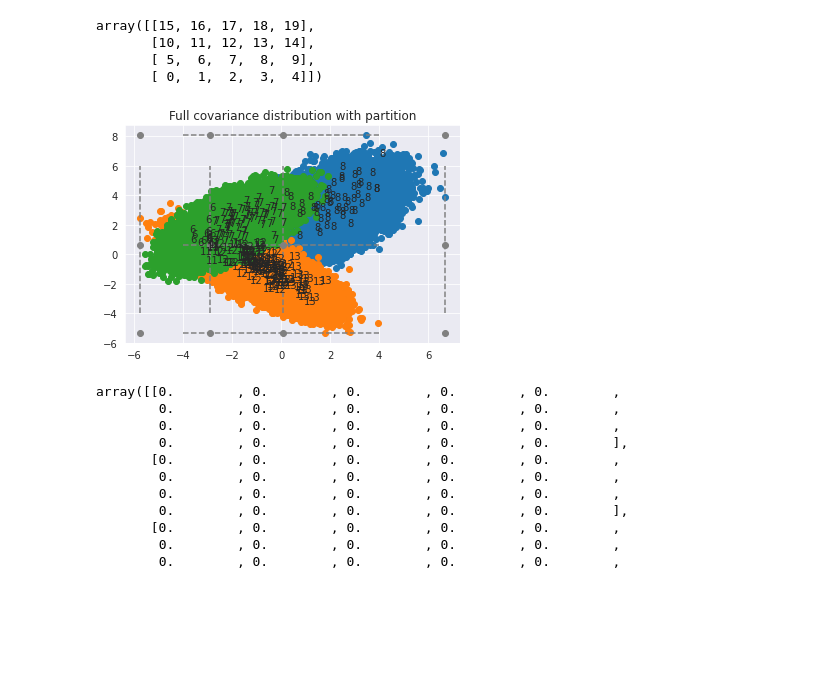
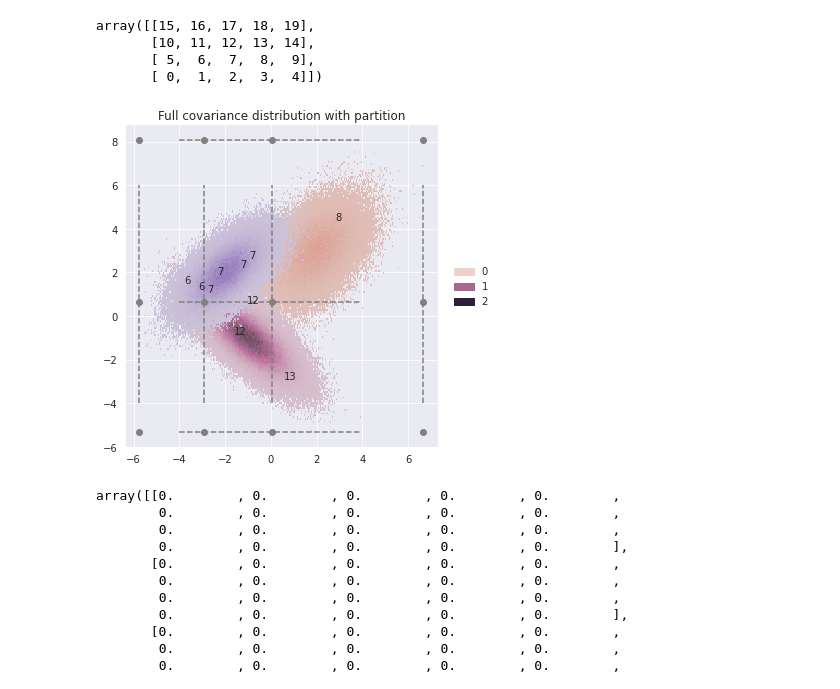
Before and after one commit to CIRGLaboratory/GausianDenseHMM, a Jupyter notebook: code_dense_hmm/discretisation_expectations_R2.ipynb, the cells around one changed output. Saved outputs shown, nothing was run; the diff lists cells and outputs as text; code cells hidden in the pictures; blank space fills up the shorter version.

Commit message:
change plot

```diff
--- a/code_dense_hmm/discretisation_expectations_R2.ipynb
+++ b/code_dense_hmm/discretisation_expectations_R2.ipynb
@@ -168,27 +168,27 @@ array([[15, 16, 17, 18, 19],
 ind =  indexes[np.cumsum(Y[:, 1].reshape(-1, 1) > nodes_y.reshape(1, -1), axis=1).max(axis=1),
                np.cumsum(Y[:, 0].reshape(-1, 1) > nodes_x.reshape(1,  -1), axis=1).max(axis=1),]
 # %%
-for i in range(3):
-    s = samples[i]
-    plt.scatter(s[:, 0], s[:, 1])
+# for i in range(3):
+#     s = samples[i]
+sns.displot(x=Y[:, 0], y=Y[:, 1],  hue=X,  cmap="jet")
 
 for i in range(len(splits)):
     if splits[i,  0] == 0.0:   #  vertical
         lin = np.array([[splits[i,  1], (j*10) / 1000 - 4] for j in range(1000)])
     else:   #  horizontal
         lin = np.array([[(j*8) / 1000 - 4, splits[i,  1]] for j in range(1000)])
     plt.plot(lin[:, 0], lin[:, 1], color="grey", linestyle="--")
 
 for node in nodes:
     plt.scatter(node[0], node[1], color="grey")
 
 plt.title("Full covariance distribution with partition")
 
-for i in range(300):
+for i in range(10):
     plt.text(Y[i, 0], Y[i, 1],  ind[i])
 plt.show()
 # %% [output]
-[figure, old version]
+[figure, new version]
 # %%
 # ind --> Y_disc (append zero margin)
 # for  unknown hidden states we could use GMM / zero places of the derivative zeros to provide class for the tree division
```
